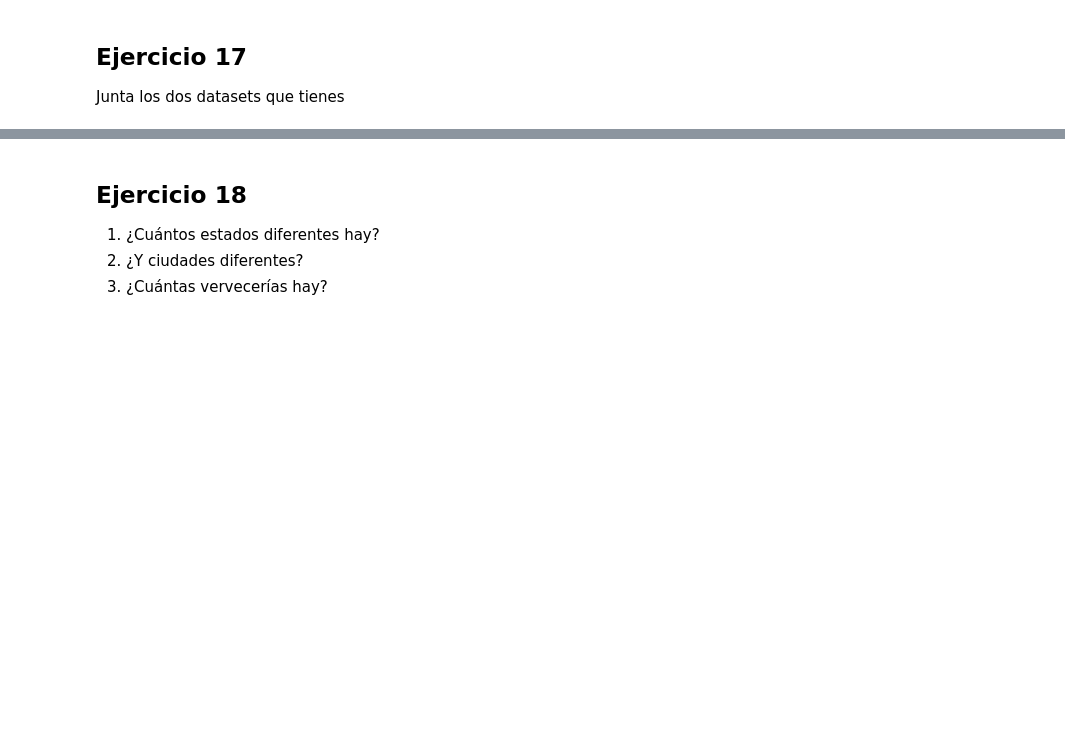
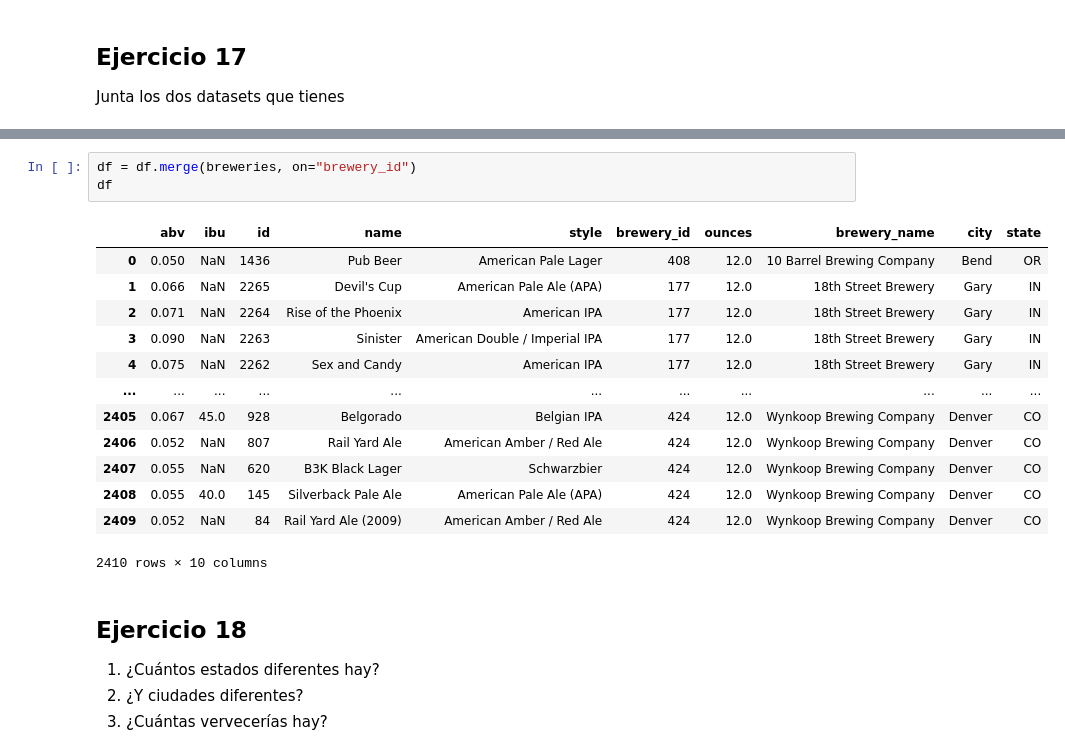
Before and after one commit to SoniaCobPac/the_bridge_bootcamp, a Jupyter notebook: week4_EDA_np_pd_json_apis_regex/day5_matplotlib_I_api/exercises/pandas/Beers/Beers.ipynb, the cells around one changed output, grey strips where cells are left out. Saved outputs shown, nothing was run; the diff lists cells and outputs as text; blank space fills up the shorter version.

```diff
--- a/week4_EDA_np_pd_json_apis_regex/day5_matplotlib_I_api/exercises/pandas/Beers/Beers.ipynb
+++ b/week4_EDA_np_pd_json_apis_regex/day5_matplotlib_I_api/exercises/pandas/Beers/Beers.ipynb
@@ -371,3 +370,20 @@ df2
+# %%
+df = df.merge(breweries, on="brewery_id")
+df
+# %% [output]
+|  | abv | ibu | id | name | style | brewery_id | ounces | brewery_name | city | state |
+| 0 | 0.050 | NaN | 1436 | Pub Beer | American Pale Lager | 408 | 12.0 | 10 Barrel Brewing Company | Bend | OR |
+| 1 | 0.066 | NaN | 2265 | Devil's Cup | American Pale Ale (APA) | 177 | 12.0 | 18th Street Brewery | Gary | IN |
+| 2 | 0.071 | NaN | 2264 | Rise of the Phoenix | American IPA | 177 | 12.0 | 18th Street Brewery | Gary | IN |
+| 3 | 0.090 | NaN | 2263 | Sinister | American Double / Imperial IPA | 177 | 12.0 | 18th Street Brewery | Gary | IN |
+| 4 | 0.075 | NaN | 2262 | Sex and Candy | American IPA | 177 | 12.0 | 18th Street Brewery | Gary | IN |
+| ... | ... | ... | ... | ... | ... | ... | ... | ... | ... | ... |
+| 2405 | 0.067 | 45.0 | 928 | Belgorado | Belgian IPA | 424 | 12.0 | Wynkoop Brewing Company | Denver | CO |
+| 2406 | 0.052 | NaN | 807 | Rail Yard Ale | American Amber / Red Ale | 424 | 12.0 | Wynkoop Brewing Company | Denver | CO |
+| 2407 | 0.055 | NaN | 620 | B3K Black Lager | Schwarzbier | 424 | 12.0 | Wynkoop Brewing Company | Denver | CO |
+| 2408 | 0.055 | 40.0 | 145 | Silverback Pale Ale | American Pale Ale (APA) | 424 | 12.0 | Wynkoop Brewing Company | Denver | CO |
+| 2409 | 0.052 | NaN | 84 | Rail Yard Ale (2009) | American Amber / Red Ale | 424 | 12.0 | Wynkoop Brewing Company | Denver | CO |
+2410 rows × 10 columns
 # %% [markdown]
 ## Ejercicio 18
 1. ¿Cuántos estados diferentes hay?
```
Also changed, not shown: parts of 10 cells of this notebook, 24 other files.
